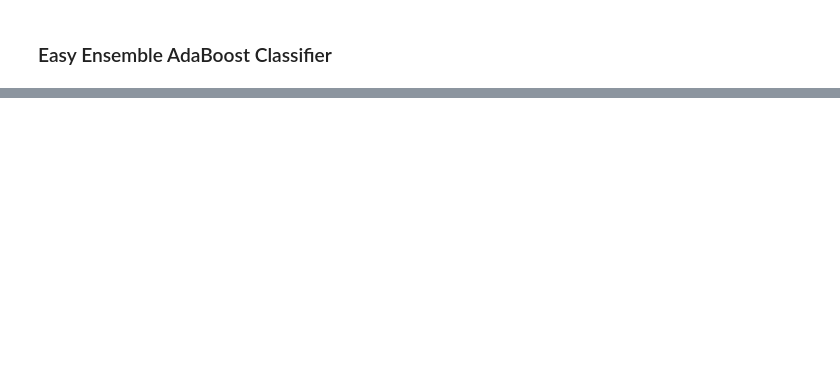
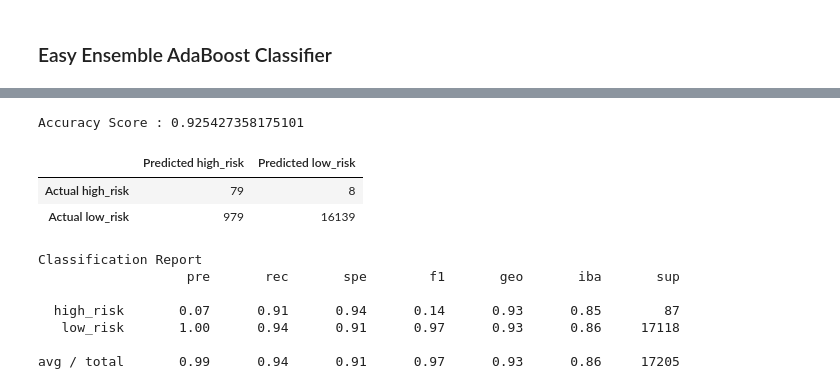
Before and after one commit to Bscheinin/Credit_Risk_Analysis, a Jupyter notebook: credit_risk_ensemble.ipynb, the cells around one changed output, grey strips where cells are left out. Saved outputs shown, nothing was run; the diff lists cells and outputs as text; code cells hidden in the pictures; blank space fills up the shorter version.

```diff
--- a/credit_risk_ensemble.ipynb
+++ b/credit_risk_ensemble.ipynb
@@ -226,2 +211,9 @@ EasyEnsembleClassifier(n_estimators=100, random_state=1)
+# %%
+# Train the EasyEnsembleClassifier
+from imblearn.ensemble import EasyEnsembleClassifier
+eeclf=EasyEnsembleClassifier(n_estimators=100, random_state=1)
+
+eeclf.fit(X_train, y_train)
+y_pred= eeclf.predict(X_test)
 # %%
 # Calculated the balanced accuracy score
@@ -237,2 +221,9 @@ array([[   93,     8],
+# %%
+# Display the confusion matrix
+cm2=confusion_matrix(y_test, y_pred)
+cm2_df = pd.DataFrame(
+    cm2, index=["Actual high_risk", "Actual low_risk"],
+    columns=["Predicted high_risk", "Predicted low_risk"]
+)
 # %%
 # Print the imbalanced classification report
@@ -246,0 +231,23 @@ avg / total       0.99      0.94      0.92      0.97      0.93      0.87     172
+# %%
+# How to make it pretty
+# Calculating the accuracy score
+print(f"  ")
+print(f"Accuracy Score : {acc2_score}")
+# Generate the confusion matrix
+# Displaying results
+display(cm2_df)
+# Generate classification report
+print("Classification Report")
+print(classification_report_imbalanced(y_test, y_pred))
+# %% [output]
+Accuracy Score : 0.925427358175101
+|  | Predicted high_risk | Predicted low_risk |
+| Actual high_risk | 79 | 8 |
+| Actual low_risk | 979 | 16139 |
+Classification Report
+                   pre       rec       spe        f1       geo       iba       sup
+
+  high_risk       0.07      0.91      0.94      0.14      0.93      0.85        87
+   low_risk       1.00      0.94      0.91      0.97      0.93      0.86     17118
+
+avg / total       0.99      0.94      0.91      0.97      0.93      0.86     17205
```
Also changed, not shown: parts of 13 cells of this notebook, 8 other files.
